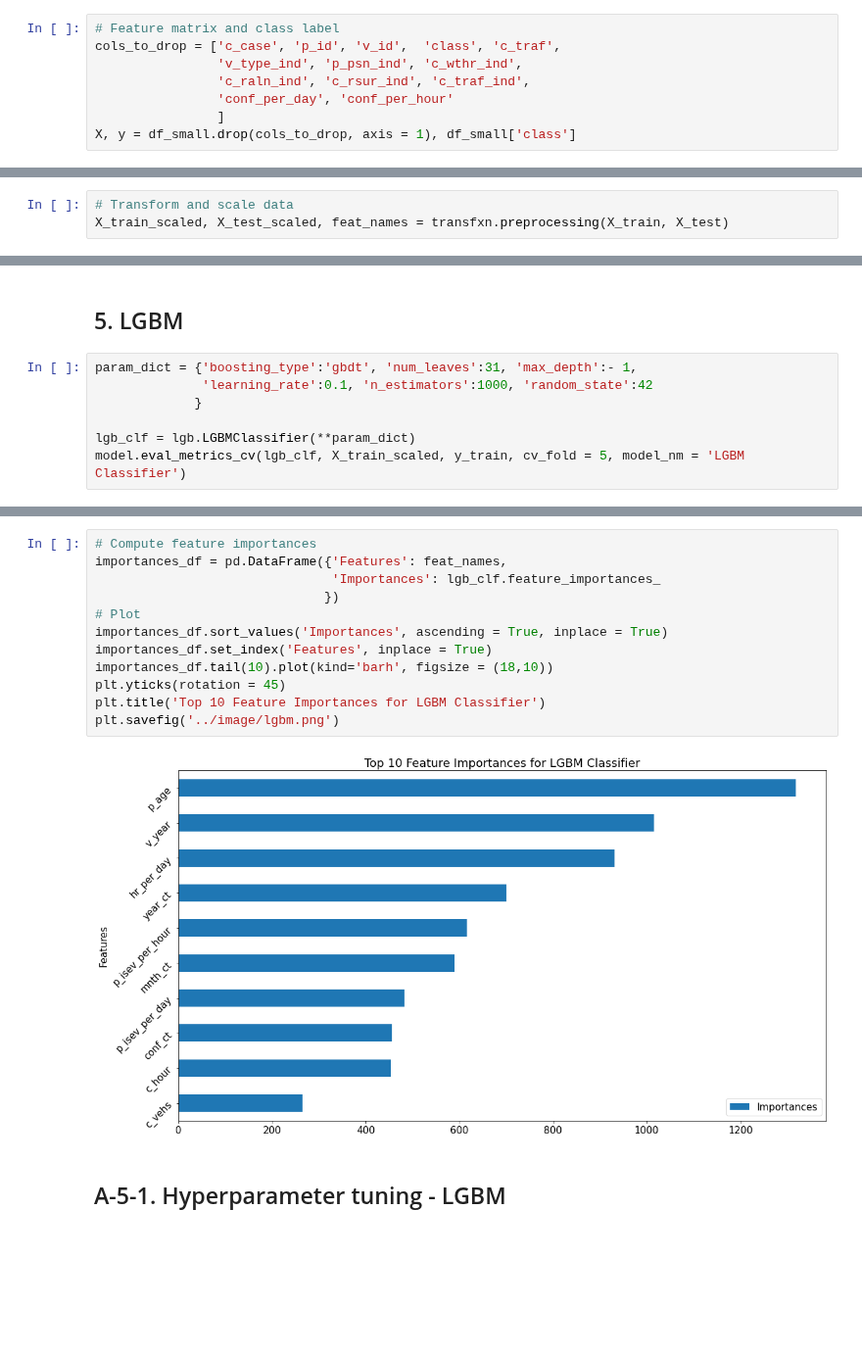
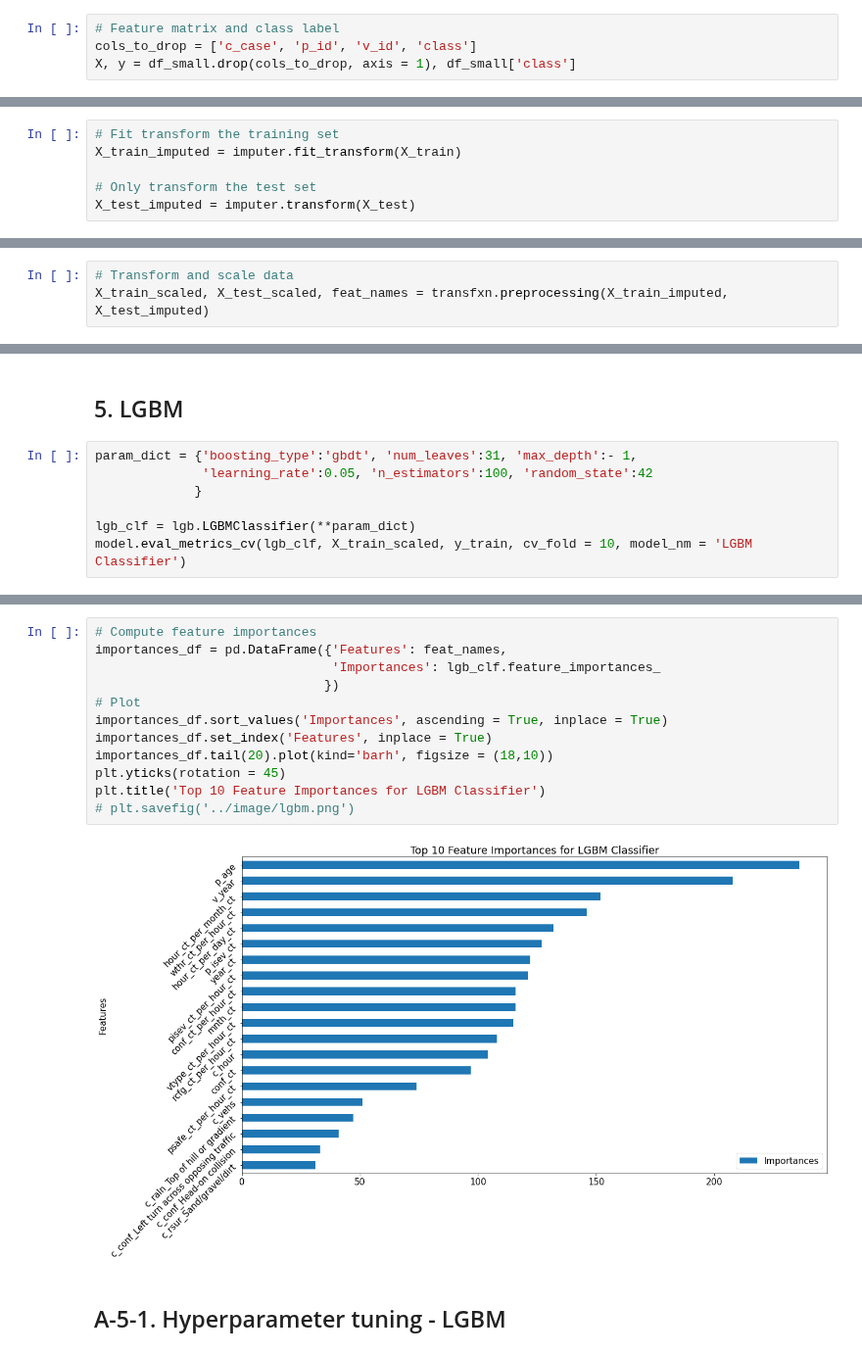
Before and after one commit to Owerre/imbalanced-learning, a Jupyter notebook: canada-collision/notebooks/05-ml.ipynb, the cells around one changed output, grey strips where cells are left out. Shown at 98% size. Cells and saved outputs as stored; diff of their text form; blank space fills up the shorter version.

```diff
--- a/canada-collision/notebooks/05-ml.ipynb
+++ b/canada-collision/notebooks/05-ml.ipynb
@@ -132,11 +144,7 @@ X2.to_pickle('../data/collision.pkl')
 df_small = pd.read_pickle('../data/collision.pkl')
 # %%
 # Feature matrix and class label
-cols_to_drop = ['c_case', 'p_id', 'v_id',  'class', 'c_traf',
-                'v_type_ind', 'p_psn_ind', 'c_wthr_ind',
-                'c_raln_ind', 'c_rsur_ind', 'c_traf_ind',
-                'conf_per_day', 'conf_per_hour'
-                ]
+cols_to_drop = ['c_case', 'p_id', 'v_id', 'class']
 X, y = df_small.drop(cols_to_drop, axis = 1), df_small['class']
 # %%
 print('Data size:', X.shape, y.shape)
@@ -171,0 +182,6 @@ Name: class, dtype: float64
+# %%
+# Fit transform the training set
+X_train_imputed = imputer.fit_transform(X_train)
+
+# Only transform the test set
+X_test_imputed = imputer.transform(X_test)
@@ -172,6 +190,6 @@ Name: class, dtype: float64
 # %%
 # Transform and scale data
-X_train_scaled, X_test_scaled, feat_names = transfxn.preprocessing(X_train, X_test)
+X_train_scaled, X_test_scaled, feat_names = transfxn.preprocessing(X_train_imputed, X_test_imputed)
 # %%
 # Size of the data after pre-processing
 print('Training set size after pre-processing:', X_train_scaled.shape)
@@ -454,9 +476,9 @@ Randomized search best hyperparameters: {'subsample': 0.6, 'min_child_weight': 5
 ## 5. LGBM
 # %%
 param_dict = {'boosting_type':'gbdt', 'num_leaves':31, 'max_depth':- 1,
-              'learning_rate':0.1, 'n_estimators':1000, 'random_state':42
+              'learning_rate':0.05, 'n_estimators':100, 'random_state':42
              }
 
 lgb_clf = lgb.LGBMClassifier(**param_dict)
-model.eval_metrics_cv(lgb_clf, X_train_scaled, y_train, cv_fold = 5, model_nm = 'LGBM Classifier')
+model.eval_metrics_cv(lgb_clf, X_train_scaled, y_train, cv_fold = 10, model_nm = 'LGBM Classifier')
 # %% [output]
@@ -483,17 +505,17 @@ weighted avg       0.99      0.99      0.99      6108
 # %%
 # Compute feature importances
 importances_df = pd.DataFrame({'Features': feat_names,
                                'Importances': lgb_clf.feature_importances_
                               })
 # Plot
 importances_df.sort_values('Importances', ascending = True, inplace = True)
 importances_df.set_index('Features', inplace = True)
-importances_df.tail(10).plot(kind='barh', figsize = (18,10))
+importances_df.tail(20).plot(kind='barh', figsize = (18,10))
 plt.yticks(rotation = 45)
 plt.title('Top 10 Feature Importances for LGBM Classifier')
-plt.savefig('../image/lgbm.png')
+# plt.savefig('../image/lgbm.png')
 # %% [output]
-[figure, old version]
+[figure, new version]
 # %% [markdown]
 ## A-5-1. Hyperparameter tuning  - LGBM
 # %%
```
Also changed, not shown: parts of 46 cells of this notebook, 41 other files.
